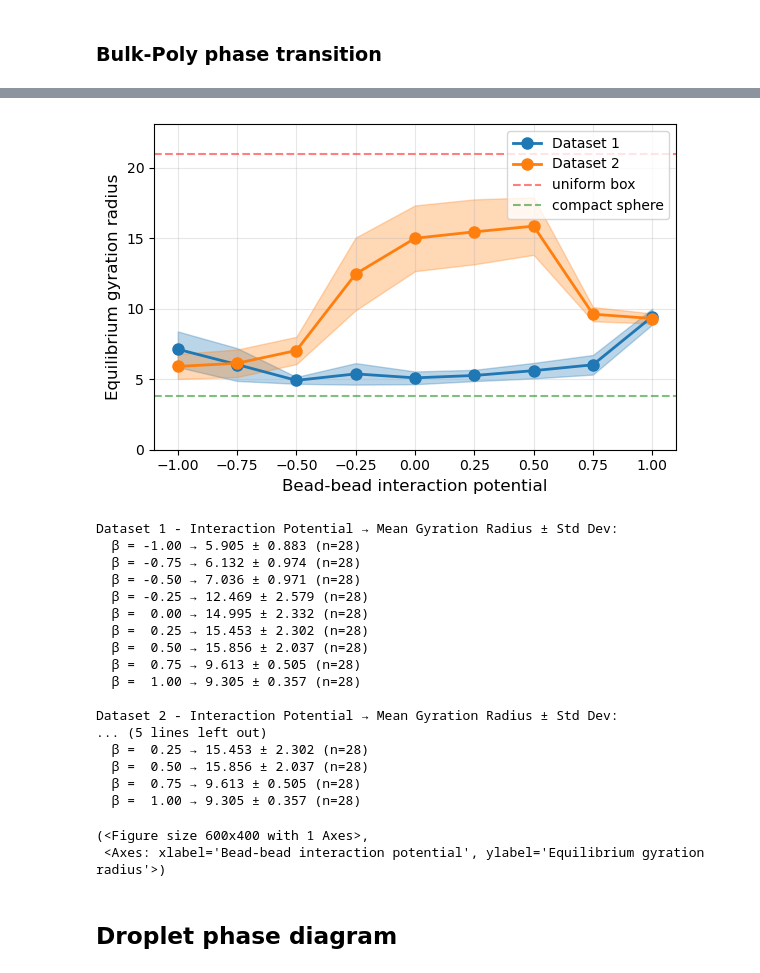
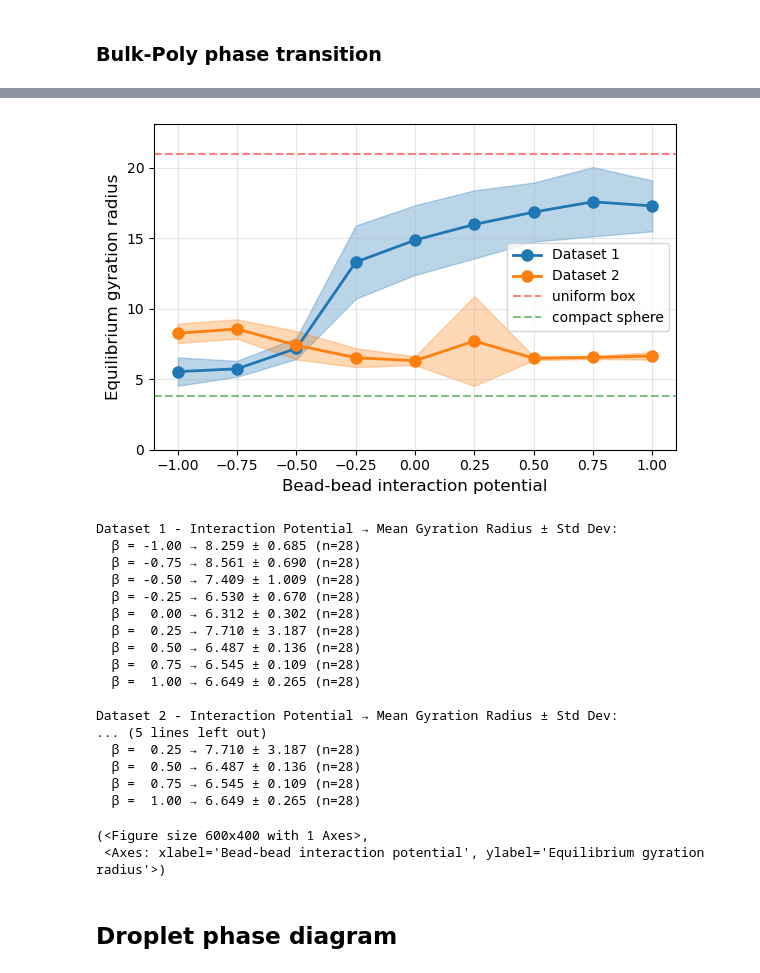
Before and after one commit to ta-rekt/Droplet, a Jupyter notebook: viz.ipynb, the cells around one changed output, grey strips where cells are left out. Cells and saved outputs as stored; diff of their text form; code cells hidden in the pictures.

```diff
--- a/viz.ipynb
+++ b/viz.ipynb
@@ -1335,8 +1335,10 @@ def plot_simulation_dashboard(res_or_path, keya, keyb, show=True, psize=30):
     x, y, z, _ = res["final_coordinates_poly"]
     xb, yb, zb, _ = res["final_coordinates_bulk"]
 
-    ax3d.scatter(x, y, z, s=psize, c='red', marker='o', edgecolor='black', alpha=1)
-    ax3d.scatter(xb, yb, zb, s=psize, c='blue', marker='o', edgecolor='none', alpha=0.3)
+    ax3d.scatter(x, y, z, s=psize, c='red', marker='o',
+            edgecolor='black', alpha=1)
+    ax3d.scatter(xb, yb, zb, s=psize, c='blue', marker='o',
+            edgecolor='none', alpha=0.1)
 
     L = res.get('boxlength', None)
     if L is not None:
@@ -1354,9 +1356,9 @@ def plot_simulation_dashboard(res_or_path, keya, keyb, show=True, psize=30):
     return fig
 # %%
 # Example usage:
-alpha_index = 1
+alpha_index = 4
 beta_index = 1
-fig = plot_simulation_dashboard('data/20260126/poly_bulk_phases_42_512/output_cpu{}.json'.format(alpha_index),
+fig = plot_simulation_dashboard('data/20260127/poly_bulk_phases_42_4096/output_cpu{}.json'.format(alpha_index),
                                 alpha_index, beta_index)
 # %% [output]
 Species name:  poly2_b
@@ -1468,29 +1470,29 @@ def plot_order_param(data_dirs, labels=None, warmup=None, thinning=None, figax=N
 
     return fig, ax
 # %%
-dirs = ["data/20260126/poly_bulk_phases_42_512",
-        "data/20260126/poly_bulk_phases_control_42_512"]
+dirs = ["data/20260127/poly_bulk_phases_control_42_4096",
+        "data/20260127/poly_bulk_phases_42_4096"]
 
 plot_order_param(data_dirs = dirs)
 # %% [output]
-[figure, old version]
+[figure, new version]
 Dataset 1 - Interaction Potential → Mean Gyration Radius ± Std Dev:
-  β = -1.00 → 5.905 ± 0.883 (n=28)
-  β = -0.75 → 6.132 ± 0.974 (n=28)
-  β = -0.50 → 7.036 ± 0.971 (n=28)
-  β = -0.25 → 12.469 ± 2.579 (n=28)
-  β =  0.00 → 14.995 ± 2.332 (n=28)
-  β =  0.25 → 15.453 ± 2.302 (n=28)
-  β =  0.50 → 15.856 ± 2.037 (n=28)
-  β =  0.75 → 9.613 ± 0.505 (n=28)
-  β =  1.00 → 9.305 ± 0.357 (n=28)
+  β = -1.00 → 8.259 ± 0.685 (n=28)
+  β = -0.75 → 8.561 ± 0.690 (n=28)
+  β = -0.50 → 7.409 ± 1.009 (n=28)
+  β = -0.25 → 6.530 ± 0.670 (n=28)
+  β =  0.00 → 6.312 ± 0.302 (n=28)
+  β =  0.25 → 7.710 ± 3.187 (n=28)
+  β =  0.50 → 6.487 ± 0.136 (n=28)
+  β =  0.75 → 6.545 ± 0.109 (n=28)
+  β =  1.00 → 6.649 ± 0.265 (n=28)
 
 Dataset 2 - Interaction Potential → Mean Gyration Radius ± Std Dev:
 ... (5 lines left out)
-  β =  0.25 → 15.453 ± 2.302 (n=28)
-  β =  0.50 → 15.856 ± 2.037 (n=28)
-  β =  0.75 → 9.613 ± 0.505 (n=28)
-  β =  1.00 → 9.305 ± 0.357 (n=28)
+  β =  0.25 → 7.710 ± 3.187 (n=28)
+  β =  0.50 → 6.487 ± 0.136 (n=28)
+  β =  0.75 → 6.545 ± 0.109 (n=28)
+  β =  1.00 → 6.649 ± 0.265 (n=28)
 (<Figure size 600x400 with 1 Axes>,
  <Axes: xlabel='Bead-bead interaction potential', ylabel='Equilibrium gyration radius'>)
 # %% [markdown]
```
Also changed, not shown: parts of 1 cell of this notebook, 1 other file.
